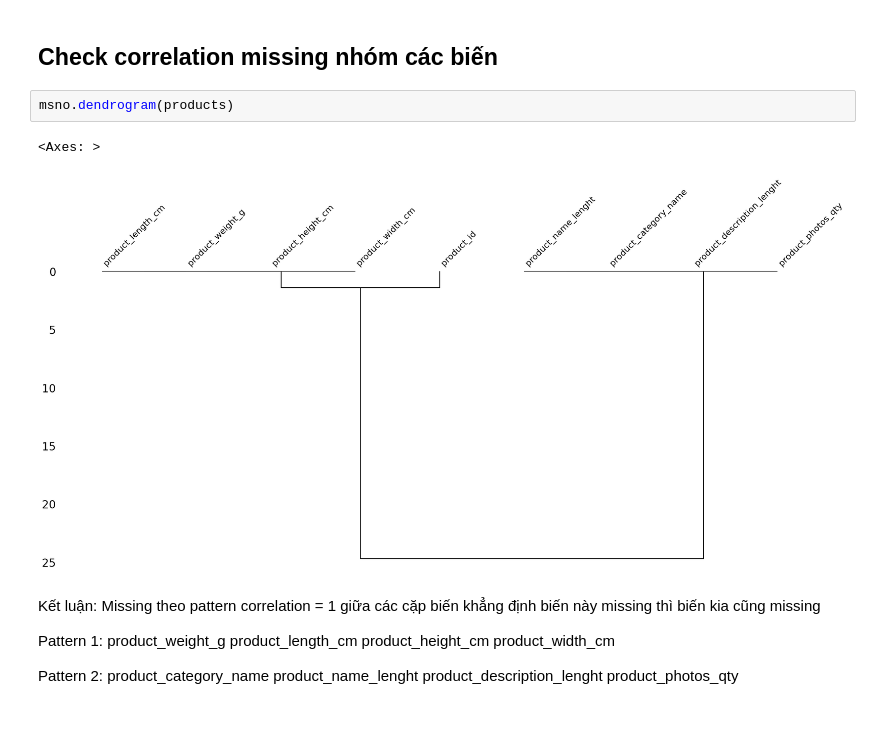
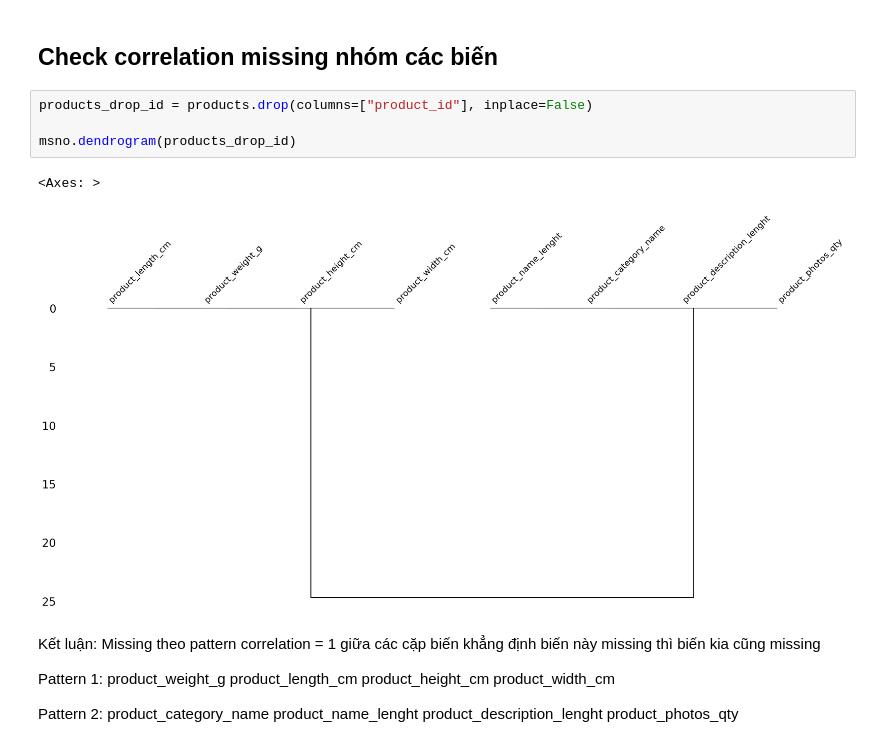
Before and after one commit to Avcuongy/data-mining-project, a Jupyter notebook: notebooks/2_cleaning.ipynb, the cells around one changed output. Drawn from its saved outputs; the diff is of its cells as text; blank space fills up the shorter version.

```diff
--- a/notebooks/2_cleaning.ipynb
+++ b/notebooks/2_cleaning.ipynb
@@ -326,10 +472,12 @@ msno.heatmap(products)
 # %% [markdown]
 ## Check correlation missing nhóm các biến
 # %%
-msno.dendrogram(products)
+products_drop_id = products.drop(columns=["product_id"], inplace=False)
+
+msno.dendrogram(products_drop_id)
 # %% [output]
 <Axes: >
-[figure, old version]
+[figure, new version]
 # %% [markdown]
 Kết luận:
 Missing theo pattern correlation = 1 giữa các cặp biến khẳng định biến này missing thì biến kia cũng missing
```
Also changed, not shown: parts of 88 cells of this notebook, 1 other file.
